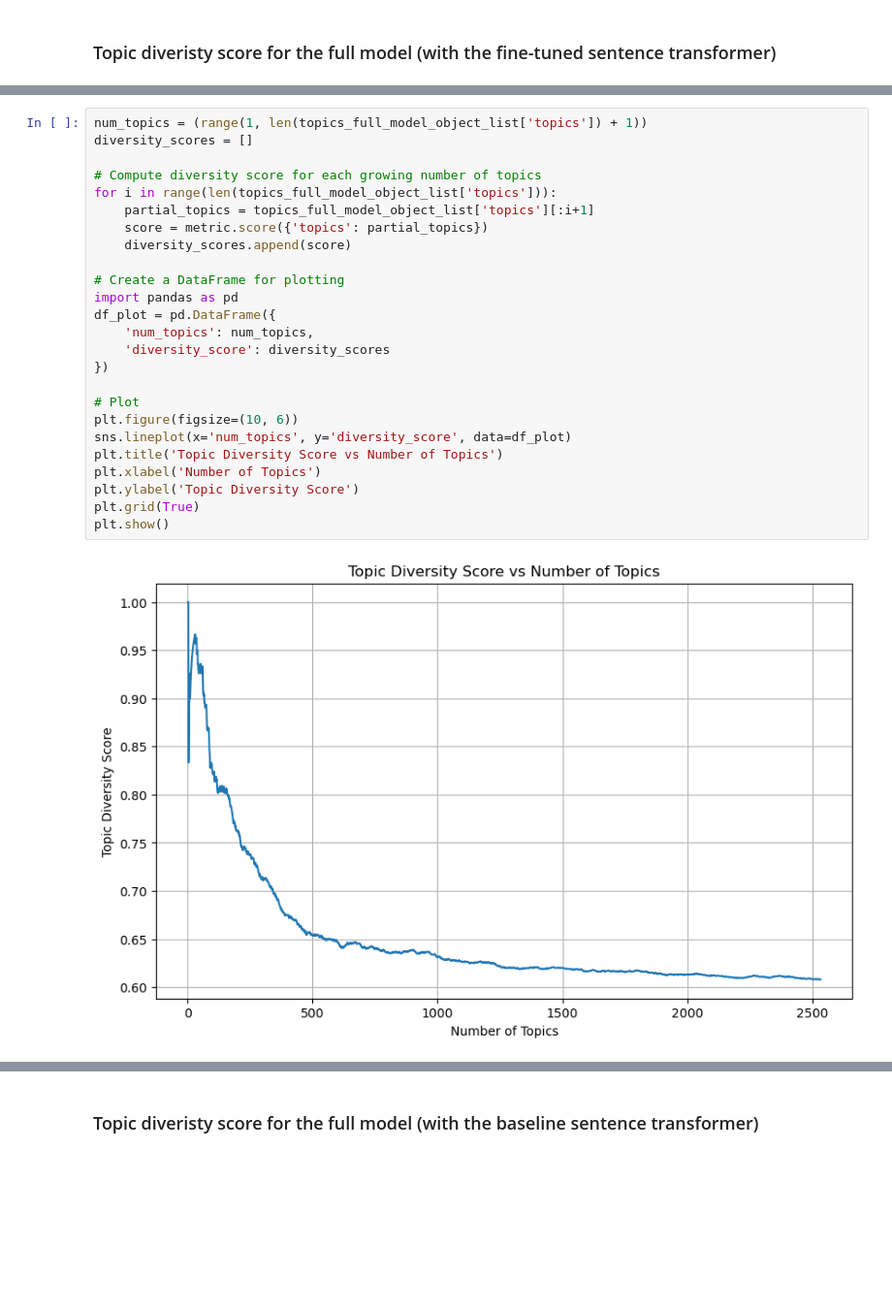
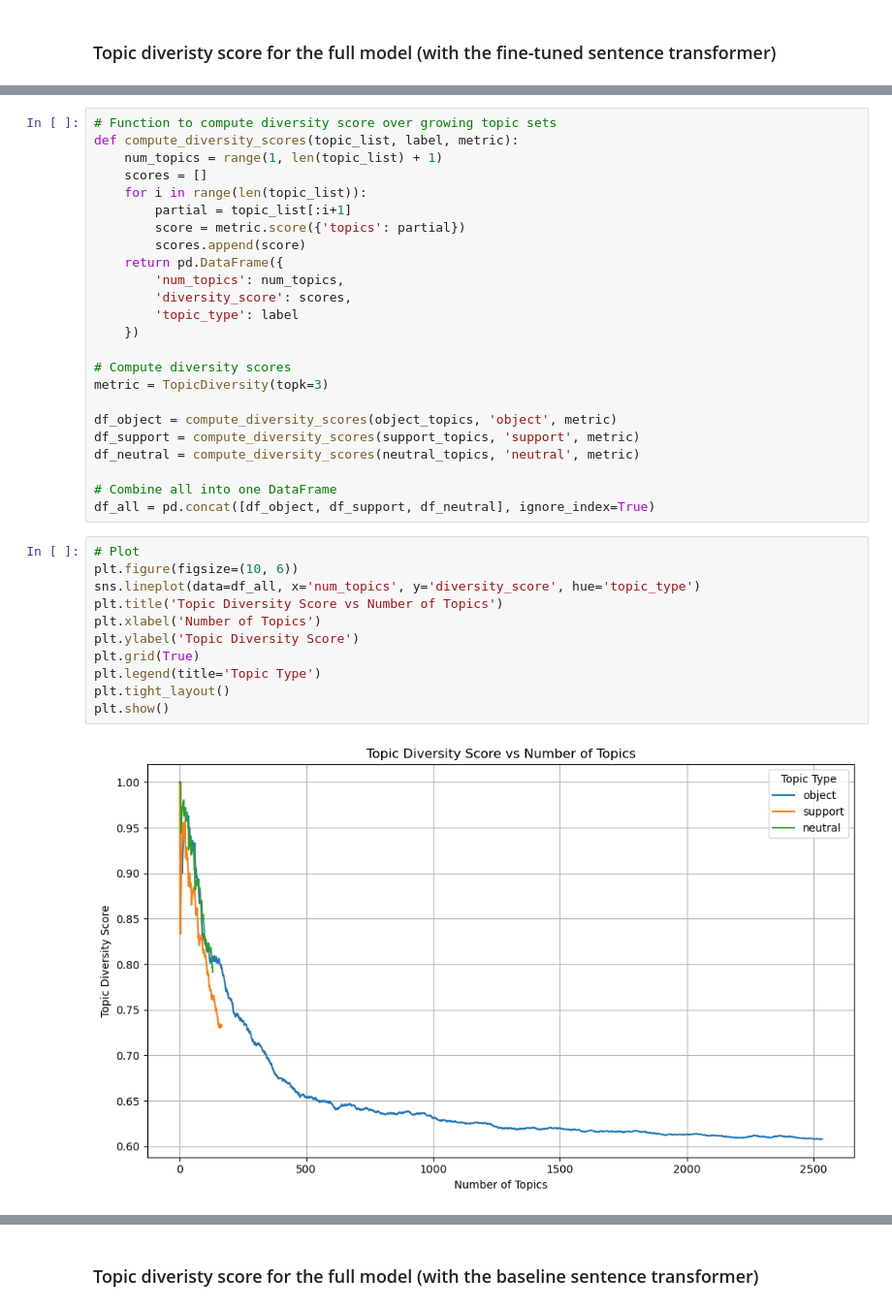
Before and after one commit to Bea-Taylor/nimby_nlp, a Jupyter notebook: nbs/1_0_8_topic_evaluation.ipynb, the cells around one changed output, grey strips where cells are left out. Shown at 97% size. Saved outputs shown, nothing was run; the diff lists cells and outputs as text; blank space fills up the shorter version.

Commit message:
added evaluation of cosine similarity and topic diveristy

```diff
--- a/nbs/1_0_8_topic_evaluation.ipynb
+++ b/nbs/1_0_8_topic_evaluation.ipynb
@@ -103,27 +114,37 @@ Topic Diversity Score: 0.6079747335175681
+# %%
+# Function to compute diversity score over growing topic sets
+def compute_diversity_scores(topic_list, label, metric):
+    num_topics = range(1, len(topic_list) + 1)
+    scores = []
+    for i in range(len(topic_list)):
+        partial = topic_list[:i+1]
+        score = metric.score({'topics': partial})
+        scores.append(score)
+    return pd.DataFrame({
+        'num_topics': num_topics,
+        'diversity_score': scores,
+        'topic_type': label
+    })
+
+# Compute diversity scores
+metric = TopicDiversity(topk=3)
+
+df_object = compute_diversity_scores(object_topics, 'object', metric)
+df_support = compute_diversity_scores(support_topics, 'support', metric)
+df_neutral = compute_diversity_scores(neutral_topics, 'neutral', metric)
+
+# Combine all into one DataFrame
+df_all = pd.concat([df_object, df_support, df_neutral], ignore_index=True)
 # %%
-num_topics = (range(1, len(topics_full_model_object_list['topics']) + 1))
-diversity_scores = []
-
-# Compute diversity score for each growing number of topics
-for i in range(len(topics_full_model_object_list['topics'])):
-    partial_topics = topics_full_model_object_list['topics'][:i+1]
-    score = metric.score({'topics': partial_topics})
-    diversity_scores.append(score)
-
-# Create a DataFrame for plotting
-import pandas as pd
-df_plot = pd.DataFrame({
-    'num_topics': num_topics,
-    'diversity_score': diversity_scores
-})
-
 # Plot
 plt.figure(figsize=(10, 6))
-sns.lineplot(x='num_topics', y='diversity_score', data=df_plot)
+sns.lineplot(data=df_all, x='num_topics', y='diversity_score', hue='topic_type')
 plt.title('Topic Diversity Score vs Number of Topics')
 plt.xlabel('Number of Topics')
 plt.ylabel('Topic Diversity Score')
 plt.grid(True)
+plt.legend(title='Topic Type')
+plt.tight_layout()
 plt.show()
 # %% [output]
-[figure, old version]
+[figure, new version]
```
Also changed, not shown: parts of 18 cells of this notebook.
